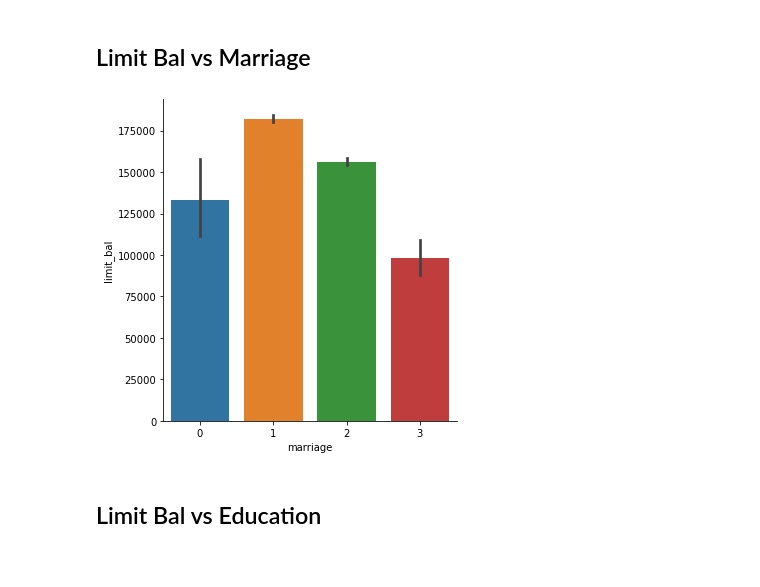
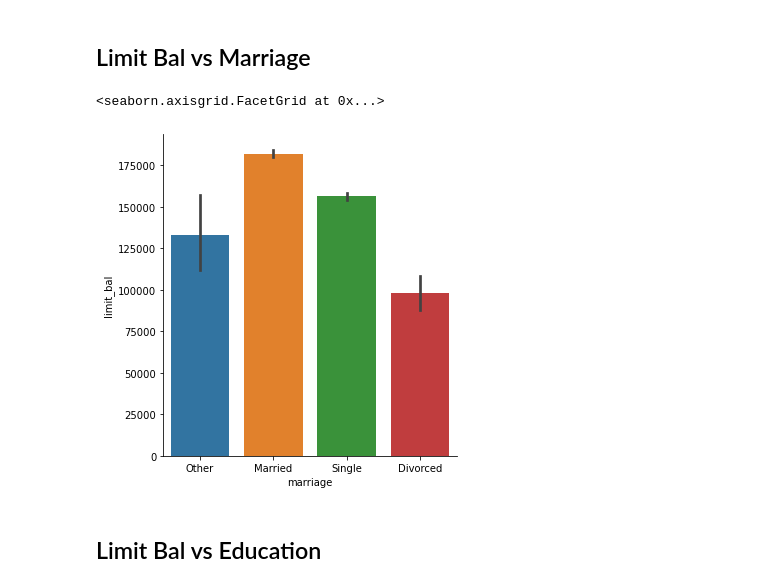
Before and after one commit to bicbeo/Data-Science-, a Jupyter notebook: Course2_Task2_EDA.ipynb, the cells around one changed output. Drawn from its saved outputs; the diff is of its cells as text; code cells hidden in the pictures.

```diff
--- a/Course2_Task2_EDA.ipynb
+++ b/Course2_Task2_EDA.ipynb
@@ -561,8 +596,11 @@ Text(0.5, 0, 'Limit Balance')
 ## Limit Bal vs Marriage
 # %%
 lim_v_marriage = sn.catplot(x = 'marriage', y = 'limit_bal', data = df, kind = 'bar')
+lim_v_marriage.set(xticklabels = ['Other','Married','Single', 'Divorced'])
+# 0 = other, 1 = married, 2 = single, 3 = divorced
 # %% [output]
+<seaborn.axisgrid.FacetGrid at 0x...>
-[figure, old version]
+[figure, new version]
 # %% [markdown]
 ## Limit Bal vs Education
 # %%
```
Also changed, not shown: parts of 8 cells of this notebook.
